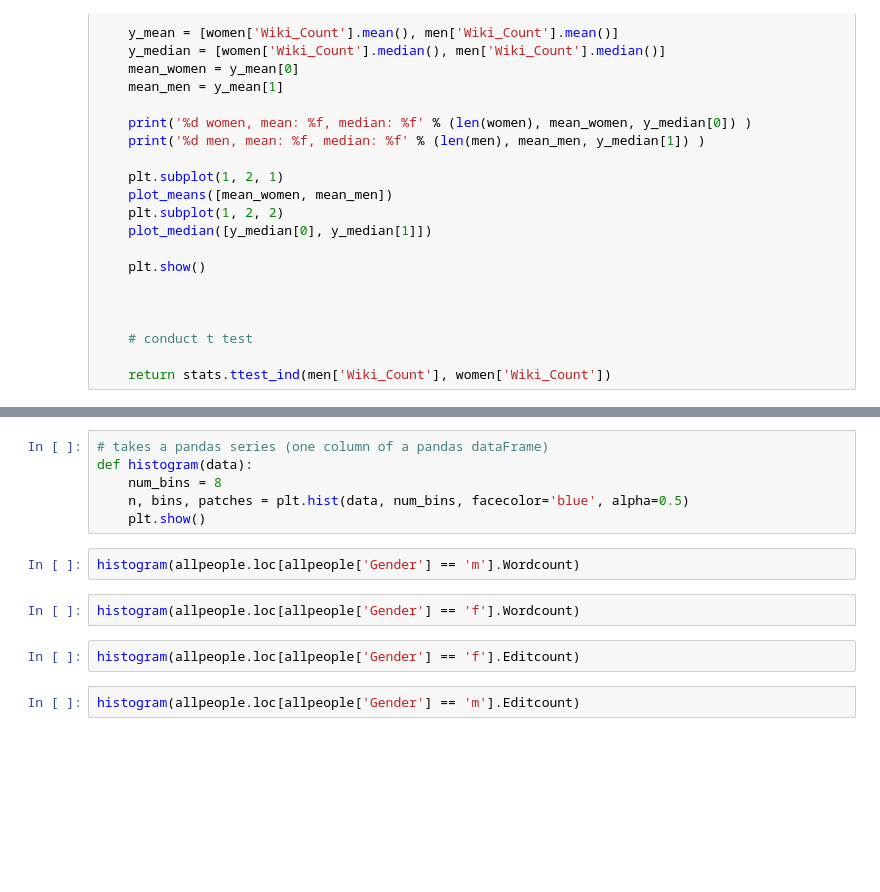
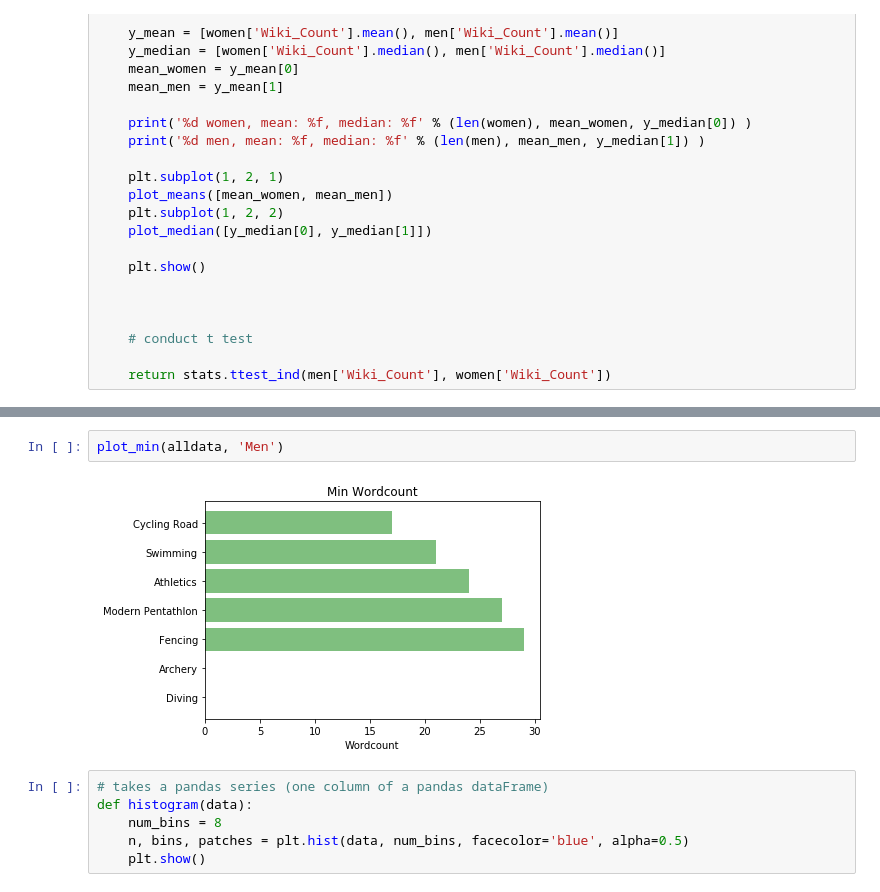
Before and after one commit to Tumbraegel/data-science-project, a Jupyter notebook: Get_Wiki_Count/Data_Analysis.ipynb, the cells around one changed output, grey strips where cells are left out. Drawn from its saved outputs; the diff is of its cells as text; blank space fills up the shorter version.

```diff
--- a/Get_Wiki_Count/Data_Analysis.ipynb
+++ b/Get_Wiki_Count/Data_Analysis.ipynb
@@ -147,14 +163,10 @@ plot_min(allpeople, 'm')
+# %%
+plot_min(alldata, 'Men')
+# %% [output]
+[figure, added]
 # %%
 # takes a pandas series (one column of a pandas dataFrame)
 def histogram(data):
     num_bins = 8
     n, bins, patches = plt.hist(data, num_bins, facecolor='blue', alpha=0.5)
     plt.show()
-# %%
-histogram(allpeople.loc[allpeople['Gender'] == 'm'].Wordcount)
-# %%
-histogram(allpeople.loc[allpeople['Gender'] == 'f'].Wordcount)
-# %%
-histogram(allpeople.loc[allpeople['Gender'] == 'f'].Editcount)
-# %%
-histogram(allpeople.loc[allpeople['Gender'] == 'm'].Editcount)
```
Also changed, not shown: parts of 22 cells of this notebook.
